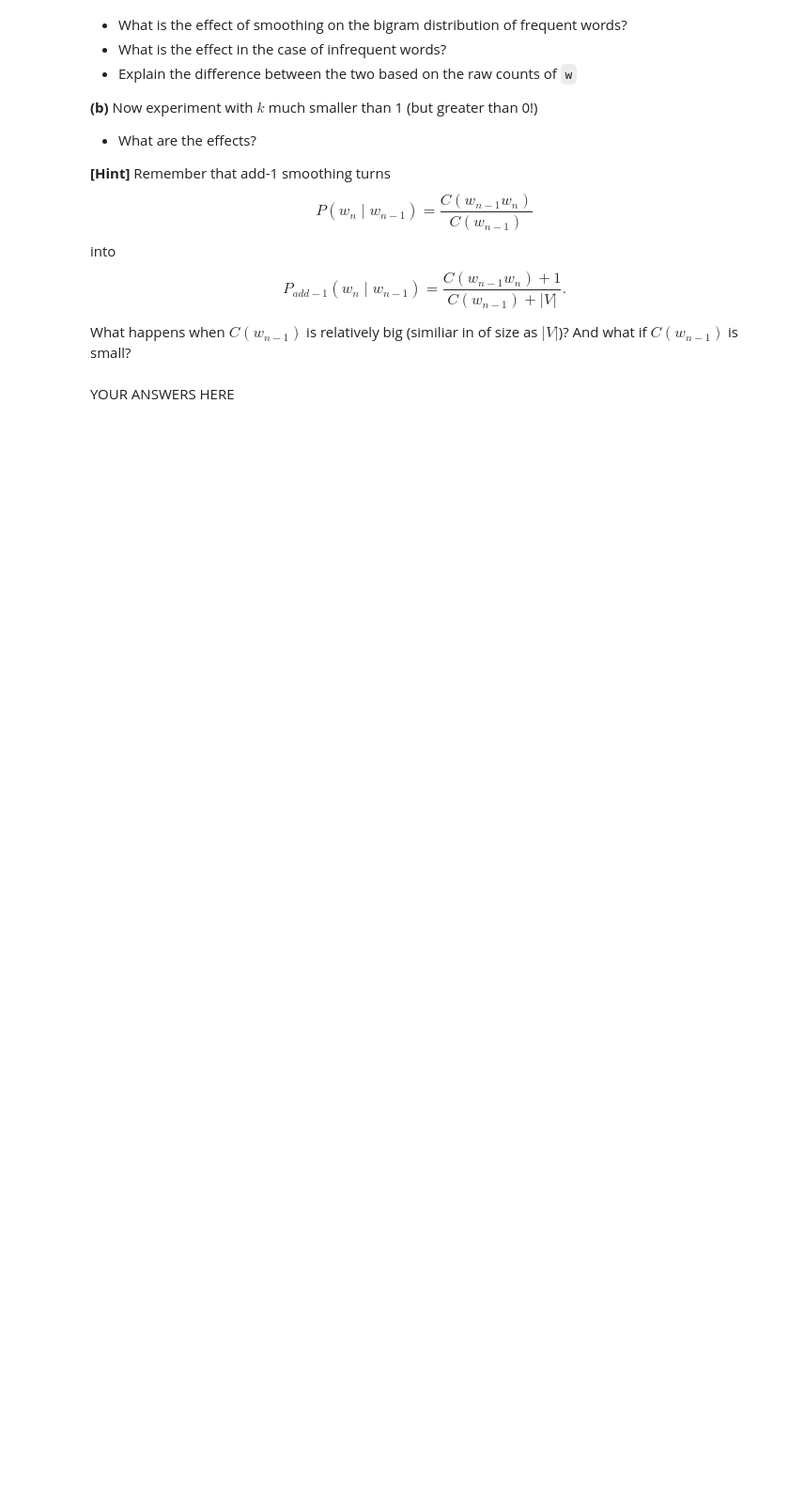
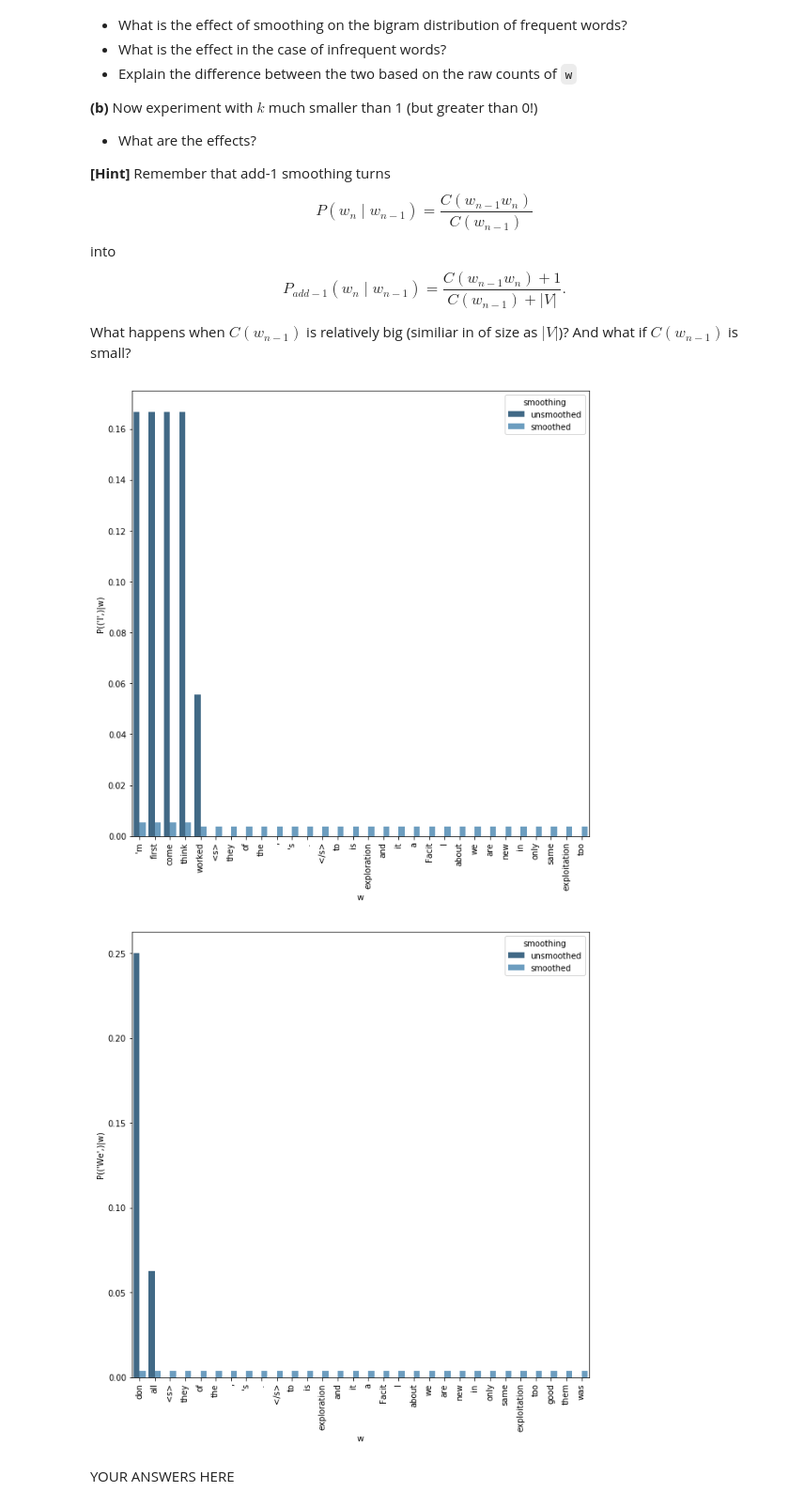
Before and after one commit to Lolcroc/NLP1, a Jupyter notebook: lab1/lab1.ipynb, the cells around one changed output. Shown at 94% size. Cells and saved outputs as stored; diff of their text form; code cells hidden in the pictures; blank space fills up the shorter version.

```diff
--- a/lab1/lab1.ipynb
+++ b/lab1/lab1.ipynb
@@ -499,3 +625,13 @@ def plot_bigram_dist(word, bigram, smoothbigram, k=30):
+# %%
+## YOUR CODE HERE ##
+N = 2
+ngram, unigram = train_ngram(data, N=N, k=0)
+ngram_smoothed, unigram_smoothed = train_ngram(data, N=N, k=2)
+plot_bigram_dist(("I",), ngram, ngram_smoothed, k=30)
+plot_bigram_dist(("We",), ngram, ngram_smoothed, k=30)
+# %% [output]
+[figure, added]
+[figure, added]
 # %% [markdown]
 YOUR ANSWERS HERE
 # %% [markdown]
```
Also changed, not shown: parts of 23 cells of this notebook.
